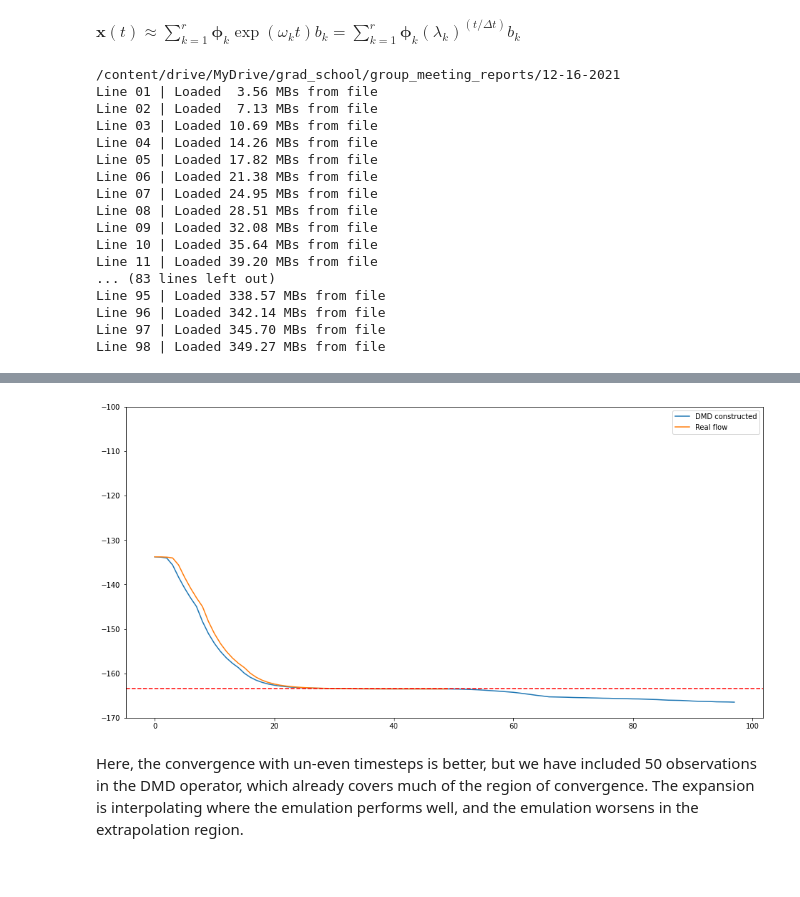
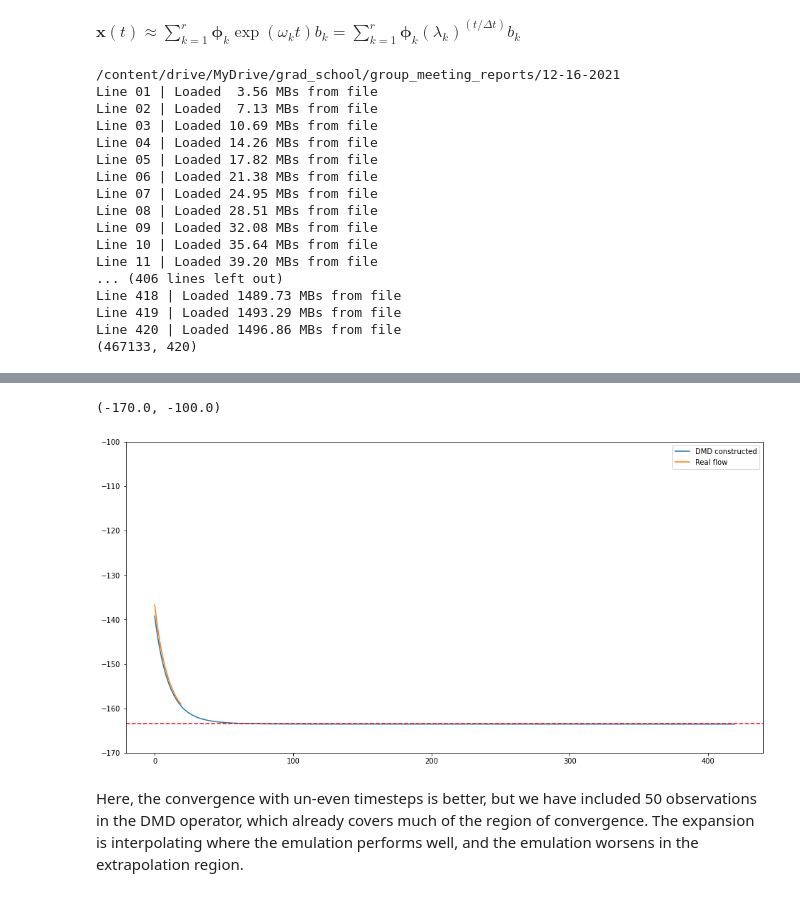
Before and after one commit to davis9ja/dmd_study_notebook, a Jupyter notebook: dmd_ec_comparison.ipynb, the cells around one changed output, grey strips where cells are left out. Saved outputs shown, nothing was run; the diff lists cells and outputs as text; code cells hidden in the pictures.

```diff
--- a/dmd_ec_comparison.ipynb
+++ b/dmd_ec_comparison.ipynb
@@ -58,10 +58,17 @@ def dmd(X, Xp, exact=True, r=3, k=10, as_matrix=False, randomize=False, n_compon
     # SVD on the X matrix (flow data)
     if not randomize:
         U,s,Vh = la.svd(X, full_matrices=False)
+        print("U shape ", U.shape)
         s = s[0:r]
         U = U[:,0:r]
         Vh = Vh[0:r,:]
         sigma = np.diag(s)
+        print("s")
+        print(s)
+        print("U first 10")
+        print(U[0:10, :])
+        print("Vh")
+        print(Vh[:, :])
     else:
         print("trying randomized SVD")
         U,s,Vh = randomized_svd(X, n_components, n_oversamples=2*X.shape[1]-n_components)
@@ -72,9 +79,17 @@ def dmd(X, Xp, exact=True, r=3, k=10, as_matrix=False, randomize=False, n_compon
     if exact:
         A = Xp@la.pinv(X)
     else:
-        # A = U.conj().T@Xp@Vh.conj().T@la.inv(sigma)
-        A = np.linalg.multi_dot([U.conj().T, Xp, Vh.conj().T])*np.reciprocal(s)
+        A_1 = U.conj().T@Xp
+        A_2 = A_1@Vh.conj().T@la.inv(sigma)
+        A = U.conj().T@Xp@Vh.conj().T@la.inv(sigma)
+        # A = np.linalg.multi_dot([U.conj().T, Xp, Vh.conj().T])*np.reciprocal(s)
         print(A.shape)
+        print("A_1")
+        print((A_1))
+        print("A_2")
+        print(A_2)
+        print("A")
+        print(A)
 
     # DMD eigenvectors/eigenvalues
     if exact:
@@ -108,7 +123,7 @@ def dmd(X, Xp, exact=True, r=3, k=10, as_matrix=False, randomize=False, n_compon
 
 
     # b = la.pinv(phi)@H0
-    b = np.linalg.lstsq(phi, H0, rcond=None)[0]
+    b = la.lstsq(phi, H0, lapack_driver='gelsd')[0]
 
     print("b ", b.shape)
     Hs = phi@np.linalg.matrix_power(np.diag(w),k-1)@b
@@ -174,19 +189,25 @@ def get_log_data(data_path, imsrg=False):
 
 def get_ascii_log(data_path):
     imsrg_vecs = []
-
+    # steps = []
     with open(data_path, "r") as f:
         count = 0
         for line in f:
-            line_arr = np.array(line.split(','))[0:-1]
+            line_lst = line.split(',')
+            line_arr = np.array(line_lst)[0:-1]
             line_arr = line_arr.astype(dtype=np.float64)
             imsrg_vecs.append(line_arr)
 
+            # steps.append(float(line_lst[-1]))
+
             count += 1
+
+
 
             print("Line {:02d} | Loaded {:5.2f} MBs from file".format(count, count*line_arr.shape[0]*8/1024/1024))
     imsrg_vecs = np.array(imsrg_vecs, dtype=np.float64).T
 
+    # return (imsrg_vecs, steps)
     return imsrg_vecs
 
 
@@ -1362,7 +1333,8 @@ $\mathbf{x}(t) \approx \sum_{k=1}^{r} \boldsymbol{\phi}_{k} \exp \left( \omega_{
 # %%
 %cd /content/drive/MyDrive/grad_school/group_meeting_reports/12-16-2021/
 
-real_imsrg_data = get_ascii_log("flow/O16_chi2b_srg0625_eMax06_hwHO020.flow.log.bk")
+real_imsrg_data = get_ascii_log("flow/O16_chi2b_srg0625_eMax06_hwHO020.flow.log.ds0.05.log")
+print(real_imsrg_data.shape)
 # %% [output]
 /content/drive/MyDrive/grad_school/group_meeting_reports/12-16-2021
 Line 01 | Loaded  3.56 MBs from file
@@ -1376,24 +1348,29 @@ Line 08 | Loaded 28.51 MBs from file
 Line 09 | Loaded 32.08 MBs from file
 Line 10 | Loaded 35.64 MBs from file
 Line 11 | Loaded 39.20 MBs from file
-... (83 lines left out)
-Line 95 | Loaded 338.57 MBs from file
-Line 96 | Loaded 342.14 MBs from file
-Line 97 | Loaded 345.70 MBs from file
-Line 98 | Loaded 349.27 MBs from file
+... (406 lines left out)
+Line 418 | Loaded 1489.73 MBs from file
+Line 419 | Loaded 1493.29 MBs from file
+Line 420 | Loaded 1496.86 MBs from file
+(467133, 420)
 # %%
+!pip install pydmd
+
 from pydmd import OptDMD
+from pydmd import DMD
 
-svd_rank = 30
-nobs = 50
+svd_rank = 6
+nobs = 20
 extrap = 3
 
 real_flow_comp = real_imsrg_data[0,:nobs]
 
 opt_dmd = OptDMD(svd_rank=svd_rank, factorization="svd")
 opt_dmd.fit(real_imsrg_data[:,:nobs])
+# dmd = DMD(svd_rank=6)
+# dmd.fit(real_imsrg_data[:,:nobs])
 
-E_vals = opt_dmd.predict(real_imsrg_data)[0,:]
+E_vals = dmd.predict(real_imsrg_data)[0,:]
 # print(opt_dmd.reconstructed_data.shape)
 # opt_dmd.dmd_time['tend'] *= extrap
 # opt_dmd.dmd_time['dt'] *=0.05
@@ -1414,3 +1400,4 @@ ax.set_ylim([-170,-100])
+(-170.0, -100.0)
-[figure, old version]
+[figure, new version]
 # %% [markdown]
 Here, the convergence with un-even timesteps is better, but we have included 50 observations in the DMD operator, which already covers much of the region of convergence. The expansion is interpolating where the emulation performs well, and the emulation worsens in the extrapolation region.
```
Also changed, not shown: parts of 35 cells of this notebook.
